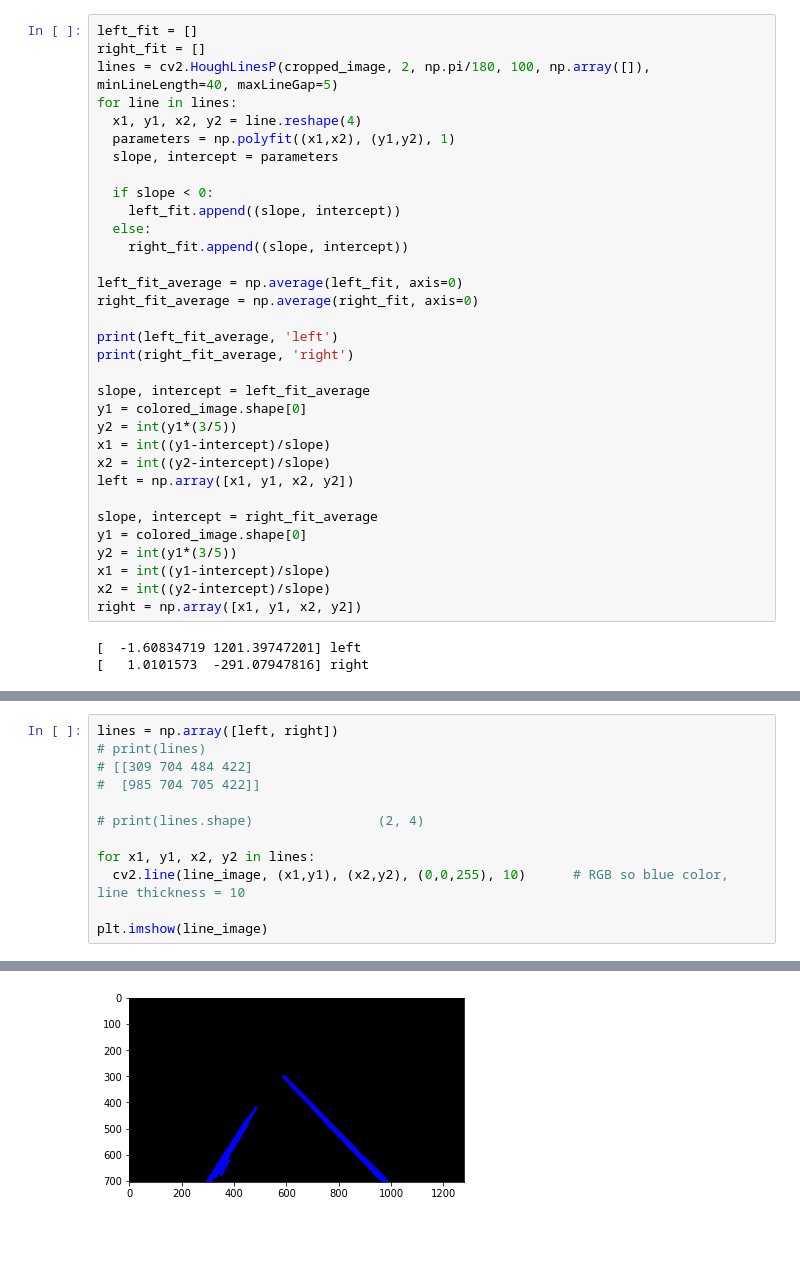
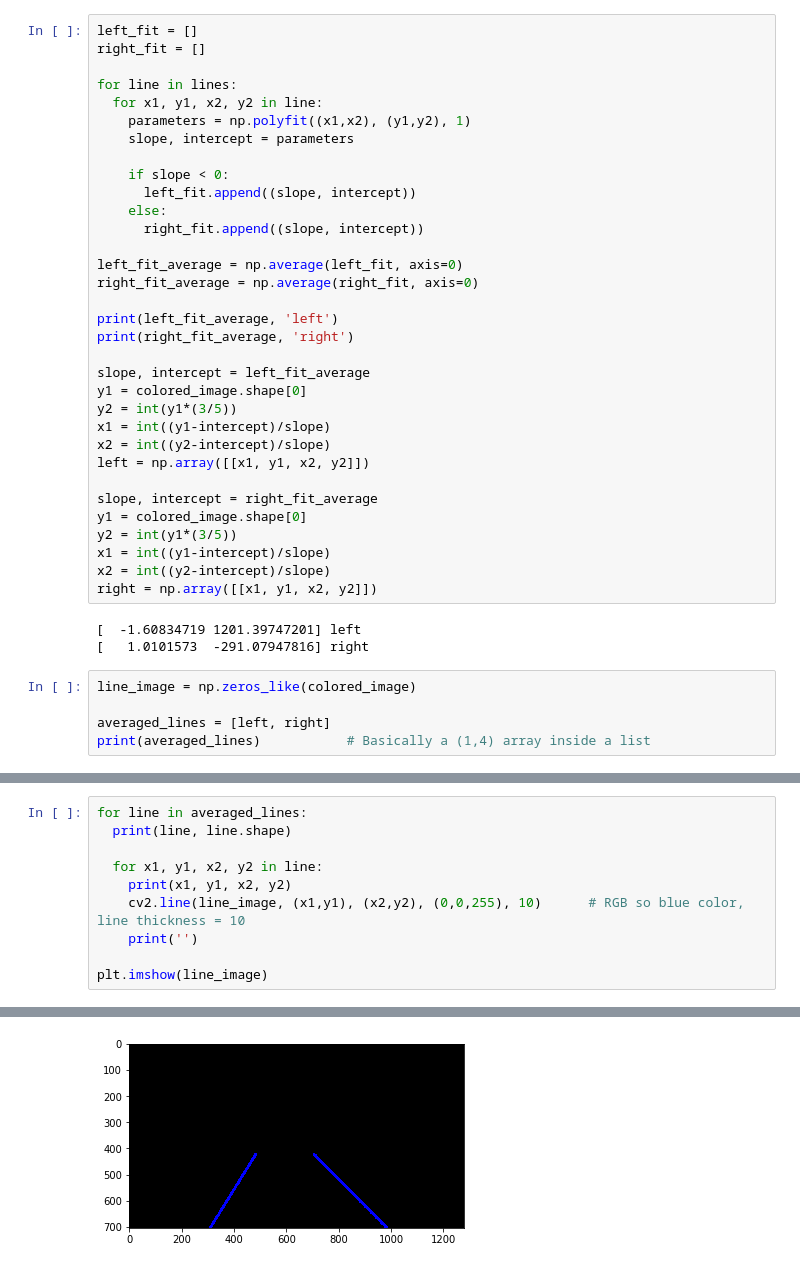
Before and after one commit to YasirHabib/The-Complete-Self-Driving-Car-Course---Applied-Deep-Learning, a Jupyter notebook: finding_lane_lines_opencv.ipynb, the cells around one changed output, grey strips where cells are left out. Saved outputs shown, nothing was run; the diff lists cells and outputs as text; blank space fills up the shorter version.

```diff
--- a/finding_lane_lines_opencv.ipynb
+++ b/finding_lane_lines_opencv.ipynb
@@ -140,16 +135,16 @@ plt.imshow(combo_image)
 # %%
 left_fit = []
 right_fit = []
-lines = cv2.HoughLinesP(cropped_image, 2, np.pi/180, 100, np.array([]), minLineLength=40, maxLineGap=5)
+
 for line in lines:
-  x1, y1, x2, y2 = line.reshape(4)
-  parameters = np.polyfit((x1,x2), (y1,y2), 1)
-  slope, intercept = parameters
+  for x1, y1, x2, y2 in line:
+    parameters = np.polyfit((x1,x2), (y1,y2), 1)
+    slope, intercept = parameters
 
-  if slope < 0:
-    left_fit.append((slope, intercept))
-  else:
-    right_fit.append((slope, intercept))
+    if slope < 0:
+      left_fit.append((slope, intercept))
+    else:
+      right_fit.append((slope, intercept))
 
 left_fit_average = np.average(left_fit, axis=0)
 right_fit_average = np.average(right_fit, axis=0)
@@ -162,14 +157,19 @@ y1 = colored_image.shape[0]
 y2 = int(y1*(3/5))
 x1 = int((y1-intercept)/slope)
 x2 = int((y2-intercept)/slope)
-left = np.array([x1, y1, x2, y2])
+left = np.array([[x1, y1, x2, y2]])
 
 slope, intercept = right_fit_average
 y1 = colored_image.shape[0]
 y2 = int(y1*(3/5))
 x1 = int((y1-intercept)/slope)
 x2 = int((y2-intercept)/slope)
-right = np.array([x1, y1, x2, y2])
+right = np.array([[x1, y1, x2, y2]])
 # %% [output]
 [  -1.60834719 1201.39747201] left
 [   1.0101573  -291.07947816] right
+# %%
+line_image = np.zeros_like(colored_image)
+
+averaged_lines = [left, right]
+print(averaged_lines)           # Basically a (1,4) array inside a list
@@ -176,13 +178,11 @@ right = np.array([x1, y1, x2, y2])
 # %%
-lines = np.array([left, right])
-# print(lines)
-# [[309 704 484 422]
-#  [985 704 705 422]]
+for line in averaged_lines:
+  print(line, line.shape)
 
-# print(lines.shape)                (2, 4)
-
-for x1, y1, x2, y2 in lines:
-  cv2.line(line_image, (x1,y1), (x2,y2), (0,0,255), 10)      # RGB so blue color, line thickness = 10
+  for x1, y1, x2, y2 in line:
+    print(x1, y1, x2, y2)
+    cv2.line(line_image, (x1,y1), (x2,y2), (0,0,255), 10)      # RGB so blue color, line thickness = 10
+    print('')
 
 plt.imshow(line_image)
 # %% [output]
@@ -190,4 +195,4 @@ plt.imshow(line_image)
-[figure, old version]
+[figure, new version]
 # %%
 combo_image = cv2.addWeighted(colored_image, 0.8, line_image, 1, 1)   # Weight of 0.8 to colored_image & 1 to line_image
 plt.imshow(combo_image)
```
Also changed, not shown: parts of 5 cells of this notebook.
